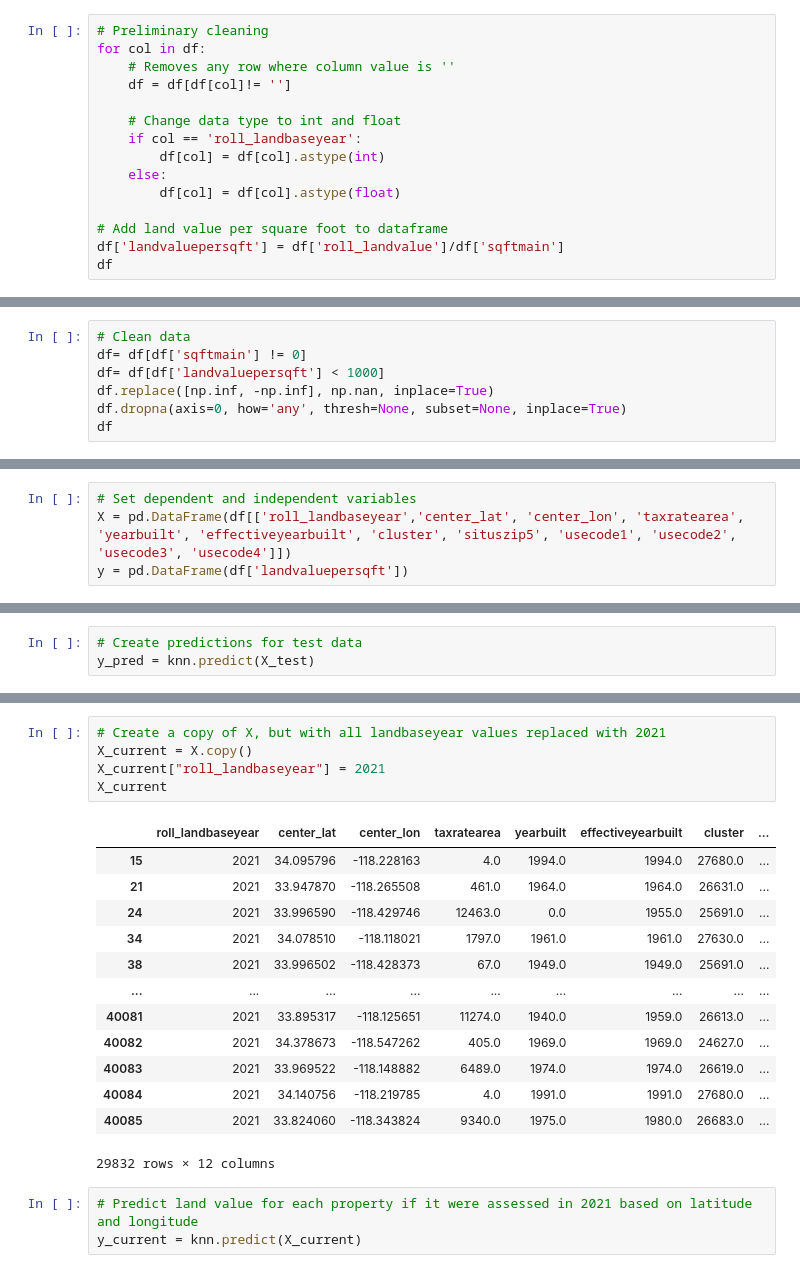
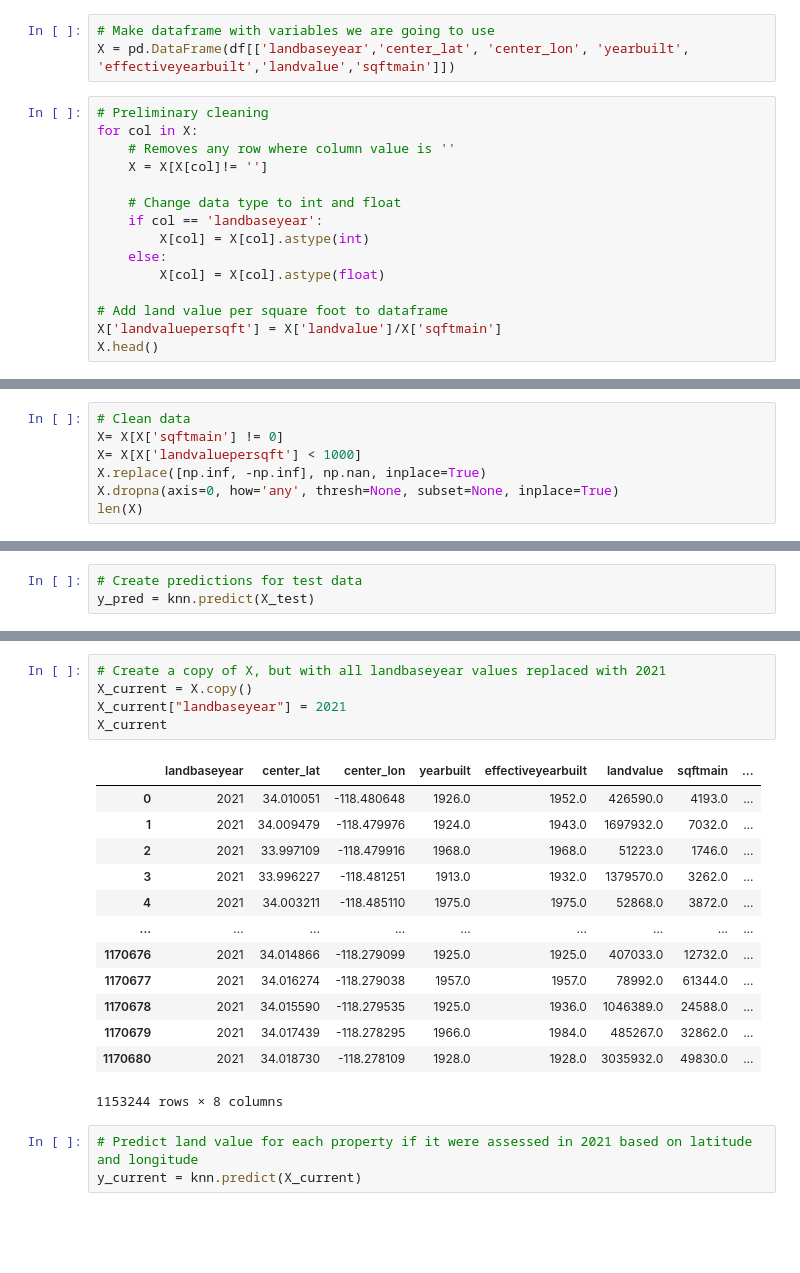
Before and after one commit to kripeshr22/MappingDemo, a Jupyter notebook: data/kNN/knn_lacounty_wholedataset.ipynb, the cells around one changed output, grey strips where cells are left out. Saved outputs shown, nothing was run; the diff lists cells and outputs as text; blank space fills up the shorter version.

```diff
--- a/data/kNN/knn_lacounty_wholedataset.ipynb
+++ b/data/kNN/knn_lacounty_wholedataset.ipynb
@@ -65,16 +48,19 @@ ValueError: Unable to parse string "*" at position 57782
+# %%
+# Make dataframe with variables we are going to use
+X = pd.DataFrame(df[['landbaseyear','center_lat', 'center_lon', 'yearbuilt', 'effectiveyearbuilt','landvalue','sqftmain']])
 # %%
 # Preliminary cleaning
-for col in df:
+for col in X:
     # Removes any row where column value is ''
-    df = df[df[col]!= '']
+    X = X[X[col]!= '']
 
     # Change data type to int and float
-    if col == 'roll_landbaseyear':
-        df[col] = df[col].astype(int)
+    if col == 'landbaseyear':
+        X[col] = X[col].astype(int)
     else:
-        df[col] = df[col].astype(float)
+        X[col] = X[col].astype(float)
 
 # Add land value per square foot to dataframe
-df['landvaluepersqft'] = df['roll_landvalue']/df['sqftmain']
-df
+X['landvaluepersqft'] = X['landvalue']/X['sqftmain']
+X.head()
 # %% [output]
@@ -94,8 +73,8 @@ df
 # %%
 # Clean data
-df= df[df['sqftmain'] != 0]
-df= df[df['landvaluepersqft'] < 1000]
-df.replace([np.inf, -np.inf], np.nan, inplace=True)
-df.dropna(axis=0, how='any', thresh=None, subset=None, inplace=True)
-df
+X= X[X['sqftmain'] != 0]
+X= X[X['landvaluepersqft'] < 1000]
+X.replace([np.inf, -np.inf], np.nan, inplace=True)
+X.dropna(axis=0, how='any', thresh=None, subset=None, inplace=True)
+len(X)
 # %% [output]
@@ -117,7 +84,3 @@ from sklearn.model_selection import train_test_split
 from sklearn.neighbors import KNeighborsRegressor
 from sklearn.metrics import mean_squared_error
 from math import sqrt
-# %%
-# Set dependent and independent variables
-X = pd.DataFrame(df[['roll_landbaseyear','center_lat', 'center_lon', 'taxratearea', 'yearbuilt', 'effectiveyearbuilt', 'cluster', 'situszip5', 'usecode1', 'usecode2', 'usecode3', 'usecode4']])
-y = pd.DataFrame(df['landvaluepersqft'])
@@ -208,22 +200,22 @@ Mean error:  143.12293532521988
 # %%
 # Create a copy of X, but with all landbaseyear values replaced with 2021
 X_current = X.copy()
-X_current["roll_landbaseyear"] = 2021
+X_current["landbaseyear"] = 2021
 X_current
 # %% [output]
-|  | roll_landbaseyear | center_lat | center_lon | taxratearea | yearbuilt | effectiveyearbuilt | cluster | ... |
-| 15 | 2021 | 34.095796 | -118.228163 | 4.0 | 1994.0 | 1994.0 | 27680.0 | ... |
-| 21 | 2021 | 33.947870 | -118.265508 | 461.0 | 1964.0 | 1964.0 | 26631.0 | ... |
-| 24 | 2021 | 33.996590 | -118.429746 | 12463.0 | 0.0 | 1955.0 | 25691.0 | ... |
-| 34 | 2021 | 34.078510 | -118.118021 | 1797.0 | 1961.0 | 1961.0 | 27630.0 | ... |
-| 38 | 2021 | 33.996502 | -118.428373 | 67.0 | 1949.0 | 1949.0 | 25691.0 | ... |
+|  | landbaseyear | center_lat | center_lon | yearbuilt | effectiveyearbuilt | landvalue | sqftmain | ... |
+| 0 | 2021 | 34.010051 | -118.480648 | 1926.0 | 1952.0 | 426590.0 | 4193.0 | ... |
+| 1 | 2021 | 34.009479 | -118.479976 | 1924.0 | 1943.0 | 1697932.0 | 7032.0 | ... |
+| 2 | 2021 | 33.997109 | -118.479916 | 1968.0 | 1968.0 | 51223.0 | 1746.0 | ... |
+| 3 | 2021 | 33.996227 | -118.481251 | 1913.0 | 1932.0 | 1379570.0 | 3262.0 | ... |
+| 4 | 2021 | 34.003211 | -118.485110 | 1975.0 | 1975.0 | 52868.0 | 3872.0 | ... |
 | ... | ... | ... | ... | ... | ... | ... | ... | ... |
-| 40081 | 2021 | 33.895317 | -118.125651 | 11274.0 | 1940.0 | 1959.0 | 26613.0 | ... |
-| 40082 | 2021 | 34.378673 | -118.547262 | 405.0 | 1969.0 | 1969.0 | 24627.0 | ... |
-| 40083 | 2021 | 33.969522 | -118.148882 | 6489.0 | 1974.0 | 1974.0 | 26619.0 | ... |
-| 40084 | 2021 | 34.140756 | -118.219785 | 4.0 | 1991.0 | 1991.0 | 27680.0 | ... |
-| 40085 | 2021 | 33.824060 | -118.343824 | 9340.0 | 1975.0 | 1980.0 | 26683.0 | ... |
+| 1170676 | 2021 | 34.014866 | -118.279099 | 1925.0 | 1925.0 | 407033.0 | 12732.0 | ... |
+| 1170677 | 2021 | 34.016274 | -118.279038 | 1957.0 | 1957.0 | 78992.0 | 61344.0 | ... |
+| 1170678 | 2021 | 34.015590 | -118.279535 | 1925.0 | 1936.0 | 1046389.0 | 24588.0 | ... |
+| 1170679 | 2021 | 34.017439 | -118.278295 | 1966.0 | 1984.0 | 485267.0 | 32862.0 | ... |
+| 1170680 | 2021 | 34.018730 | -118.278109 | 1928.0 | 1928.0 | 3035932.0 | 49830.0 | ... |
-29832 rows × 12 columns
+1153244 rows × 8 columns
 # %%
 # Predict land value for each property if it were assessed in 2021 based on latitude and longitude
 y_current = knn.predict(X_current)
```
Also changed, not shown: parts of 15 cells of this notebook.
